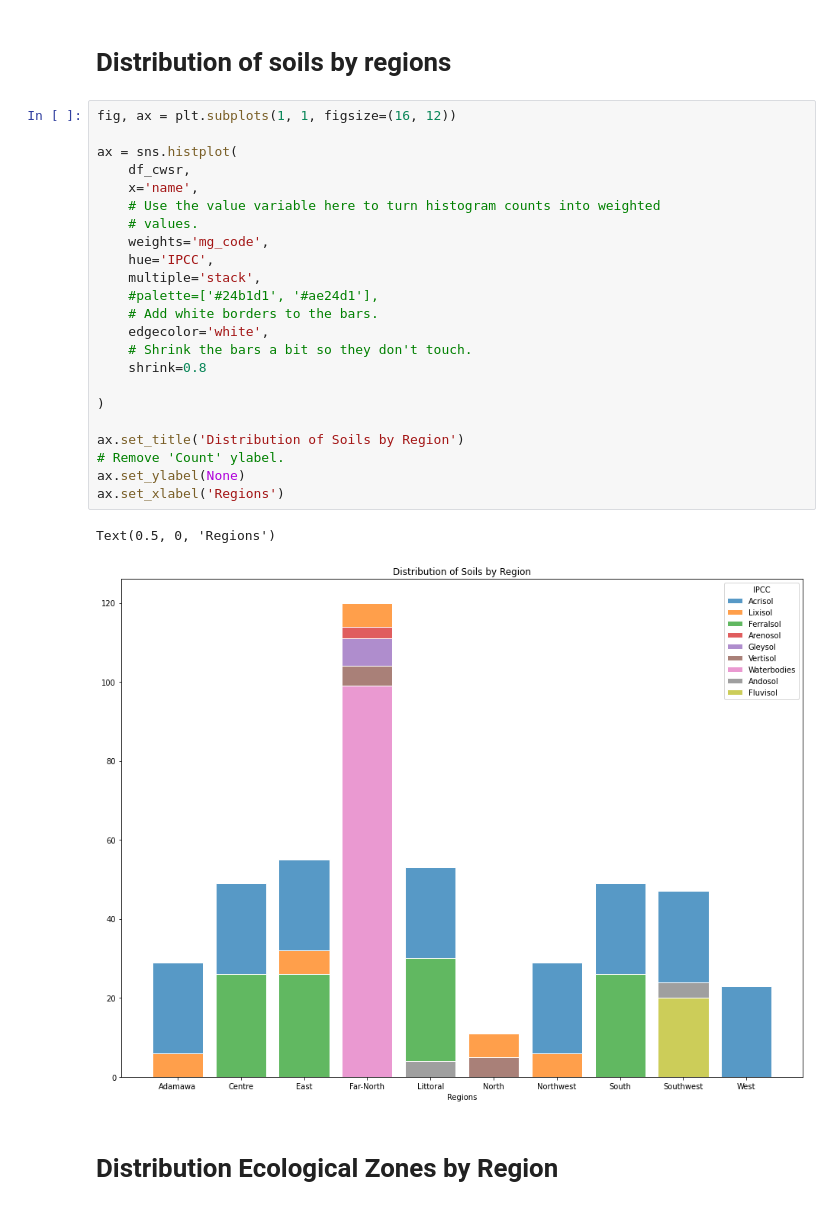
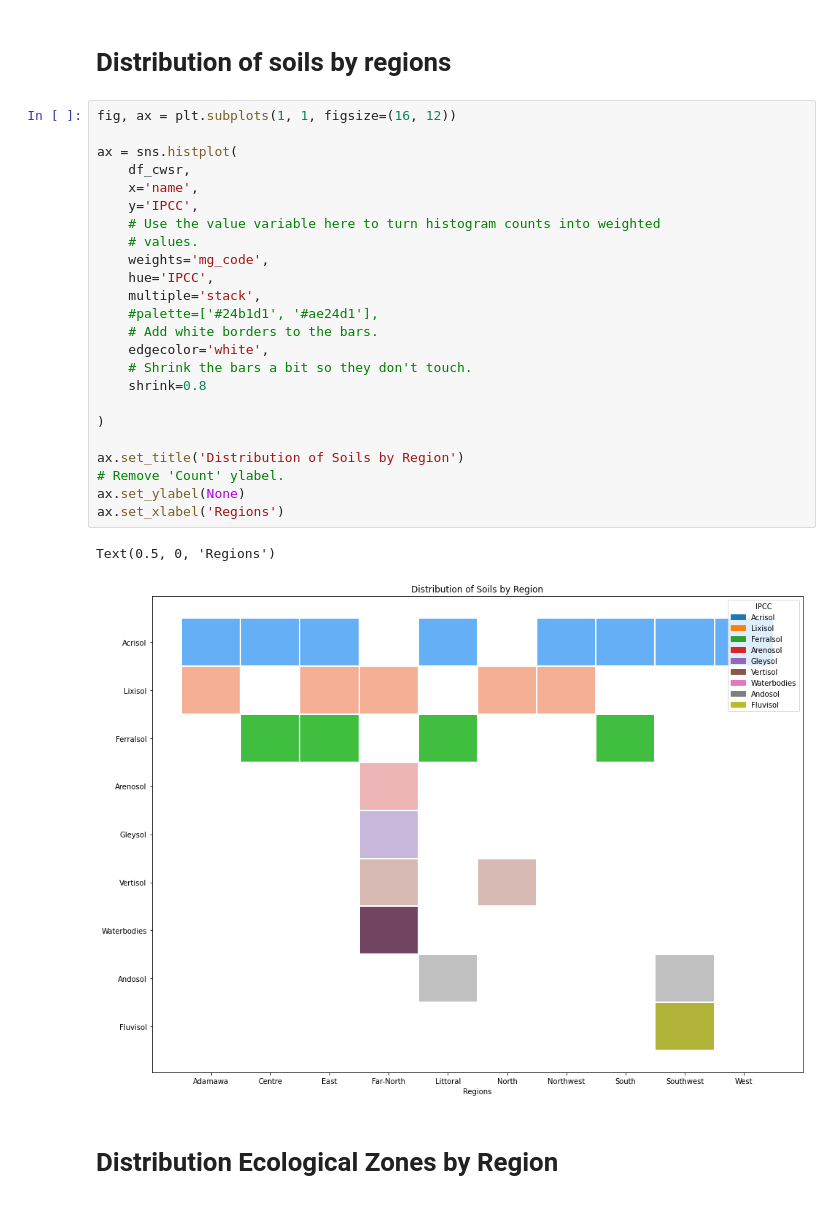
Before and after one commit to Simpleshell3/CMR-Land-Sector-Analysis, a Jupyter notebook: CMR_Land_Use.ipynb, the cells around one changed output. Saved outputs shown, nothing was run; the diff lists cells and outputs as text.

```diff
--- a/CMR_Land_Use.ipynb
+++ b/CMR_Land_Use.ipynb
@@ -261,29 +261,30 @@ plt.show()
 # %%
 fig, ax = plt.subplots(1, 1, figsize=(16, 12))
 
 ax = sns.histplot(
     df_cwsr,
     x='name',
+    y='IPCC',
     # Use the value variable here to turn histogram counts into weighted
     # values.
     weights='mg_code',
     hue='IPCC',
     multiple='stack',
     #palette=['#24b1d1', '#ae24d1'],
     # Add white borders to the bars.
     edgecolor='white',
     # Shrink the bars a bit so they don't touch.
     shrink=0.8
 
 )
 
 ax.set_title('Distribution of Soils by Region')
 # Remove 'Count' ylabel.
 ax.set_ylabel(None)
 ax.set_xlabel('Regions')
 # %% [output]
 Text(0.5, 0, 'Regions')
-[figure, old version]
+[figure, new version]
 # %% [markdown]
 # **Distribution Ecological Zones by Region**
 # %%
```
